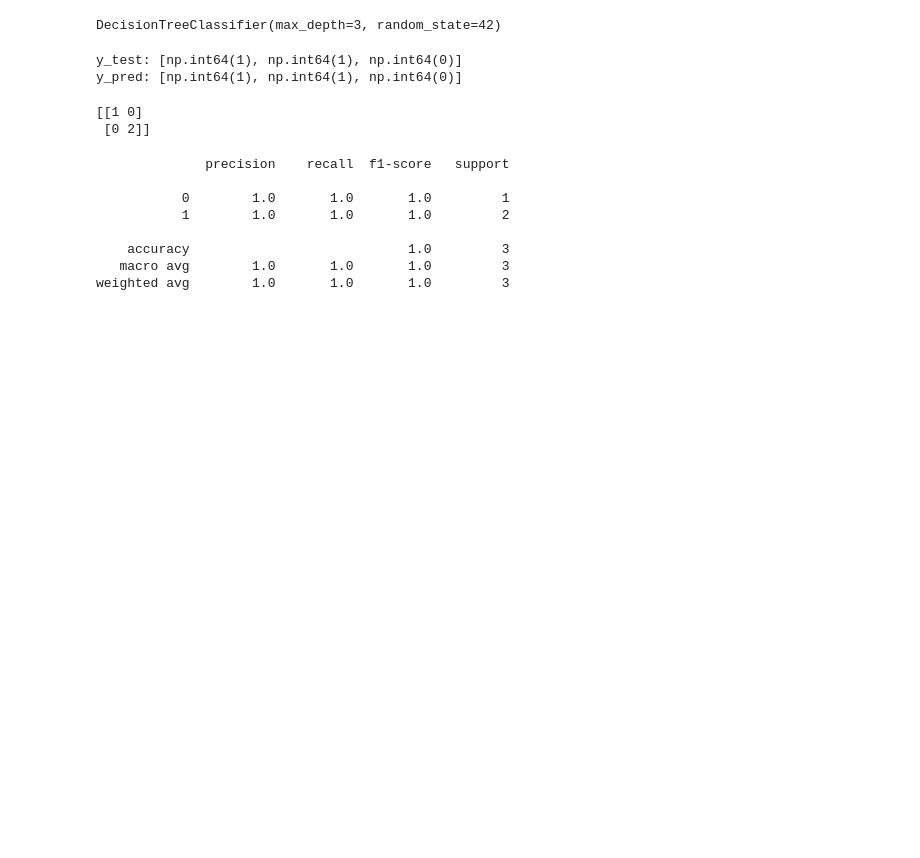
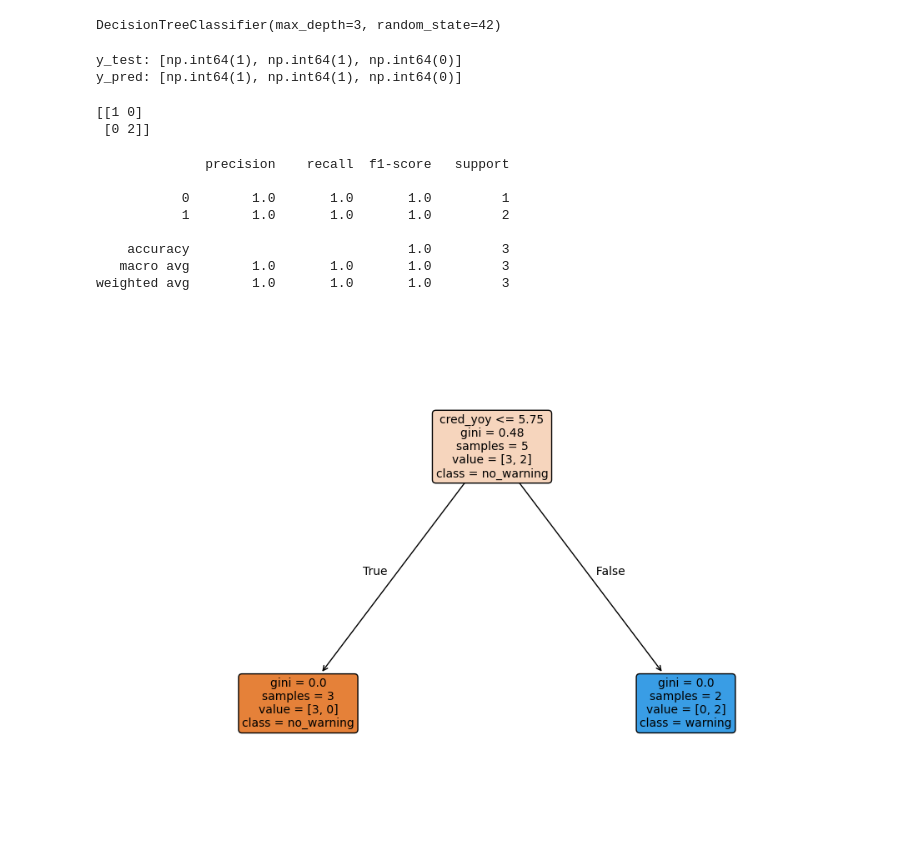
Before and after one commit to MiMica-wow/decision_tree_project, a Jupyter notebook: decision_tree.ipynb, the cells around one changed output. Drawn from its saved outputs; the diff is of its cells as text; code cells hidden in the pictures; blank space fills up the shorter version.

```diff
--- a/decision_tree.ipynb
+++ b/decision_tree.ipynb
@@ -159,3 +159,14 @@ print(classification_report(y_test, y_pred, digits=1))
     accuracy                            1.0         3
    macro avg        1.0       1.0       1.0         3
 weighted avg        1.0       1.0       1.0         3
+# %%
+plt.figure(figsize=(12,8))
+tree.plot_tree(dt_model,
+               feature_names=X.columns,
+               class_names=['no_warning','warning'],
+               filled=True,
+               rounded=True,
+               fontsize=10)
+plt.show()
+# %% [output]
+[figure, added]
```
